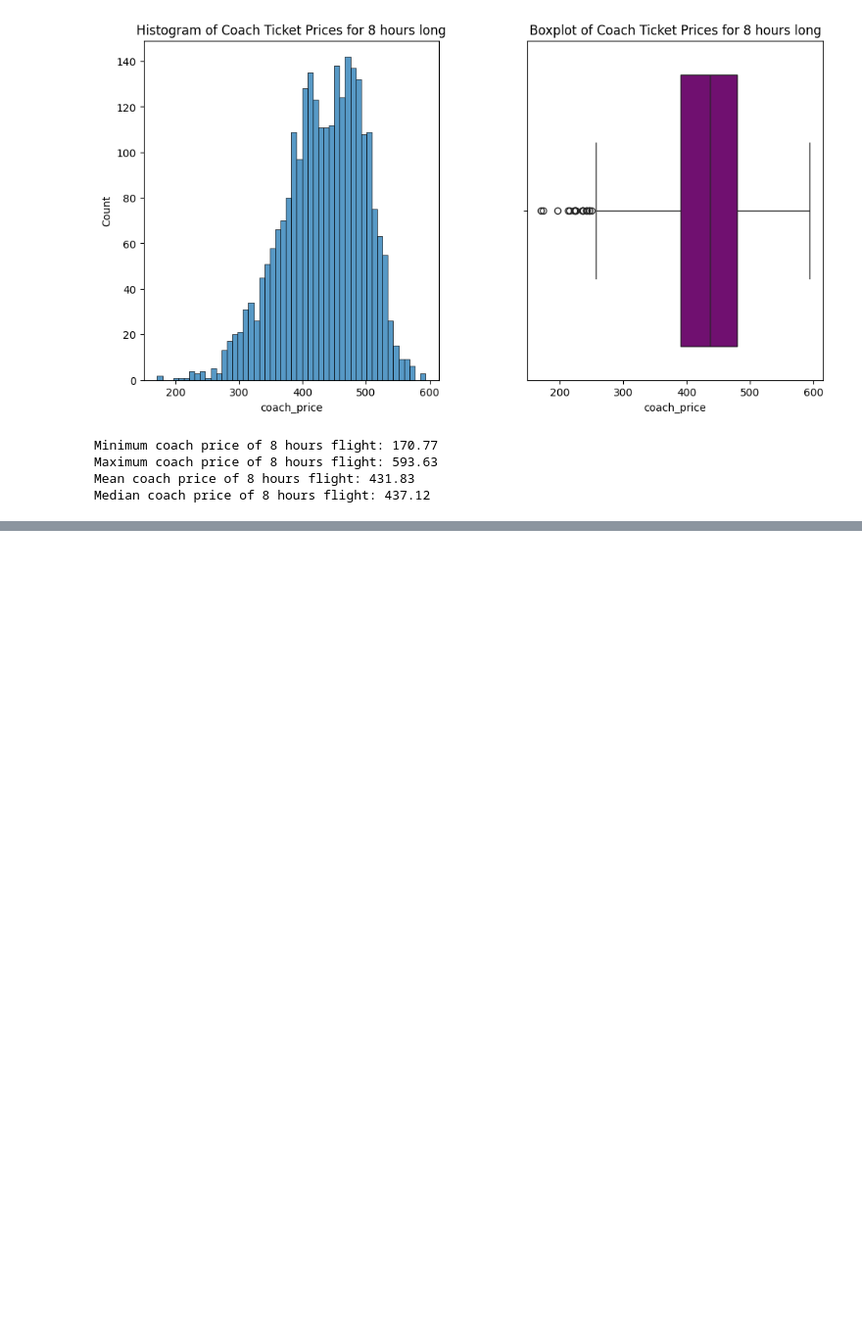
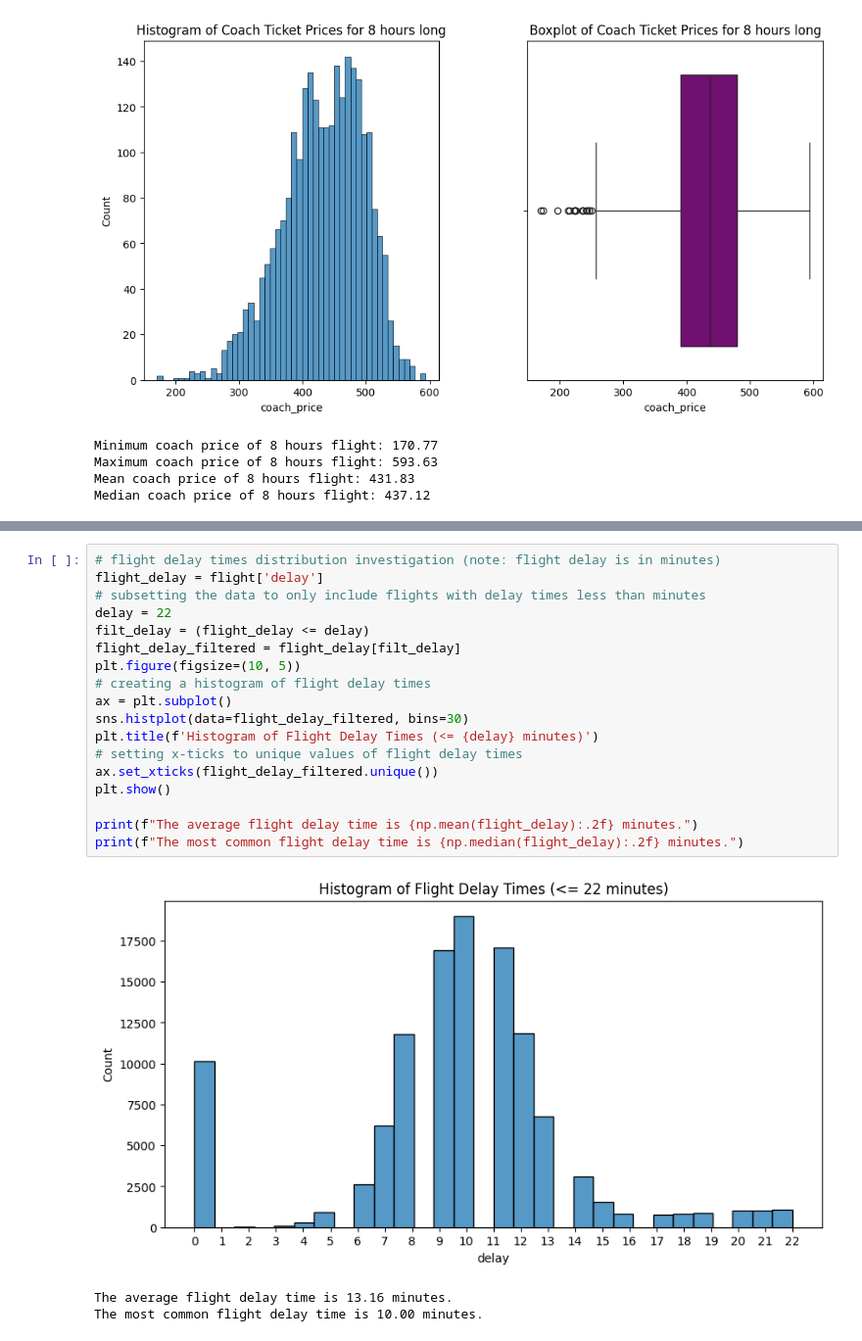
Before and after one commit to 7086600/airline_analysis_project, a Jupyter notebook: airline_analysis.ipynb, the cells around one changed output, grey strips where cells are left out. Shown: that part at 98% size. Cells and saved outputs as stored; diff of their text form; blank space fills up the shorter version.

Commit message:
flight delay investigation

```diff
--- a/airline_analysis.ipynb
+++ b/airline_analysis.ipynb
@@ -116,3 +116,25 @@ Mean coach price of 8 hours flight: 431.83
 Median coach price of 8 hours flight: 437.12
 # %% [markdown]
 The $500 tickets of 8 hours flight are close to the mean price. This price is closer to summary statistics than at previous case, but it seems that $500 price is not a common price for 8 hours flight. It is more likely that the price of 8 hours flight is around $400 and below.
+# %%
+# flight delay times distribution investigation (note: flight delay is in minutes)
+flight_delay = flight['delay']
+# subsetting the data to only include flights with delay times less than minutes
+delay = 22
+filt_delay = (flight_delay <= delay)
+flight_delay_filtered = flight_delay[filt_delay]
+plt.figure(figsize=(10, 5))
+# creating a histogram of flight delay times
+ax = plt.subplot()
+sns.histplot(data=flight_delay_filtered, bins=30)
+plt.title(f'Histogram of Flight Delay Times (<= {delay} minutes)')
+# setting x-ticks to unique values of flight delay times
+ax.set_xticks(flight_delay_filtered.unique())
+plt.show()
+
+print(f"The average flight delay time is {np.mean(flight_delay):.2f} minutes.")
+print(f"The most common flight delay time is {np.median(flight_delay):.2f} minutes.")
+# %% [output]
+[figure, added]
+The average flight delay time is 13.16 minutes.
+The most common flight delay time is 10.00 minutes.
```
